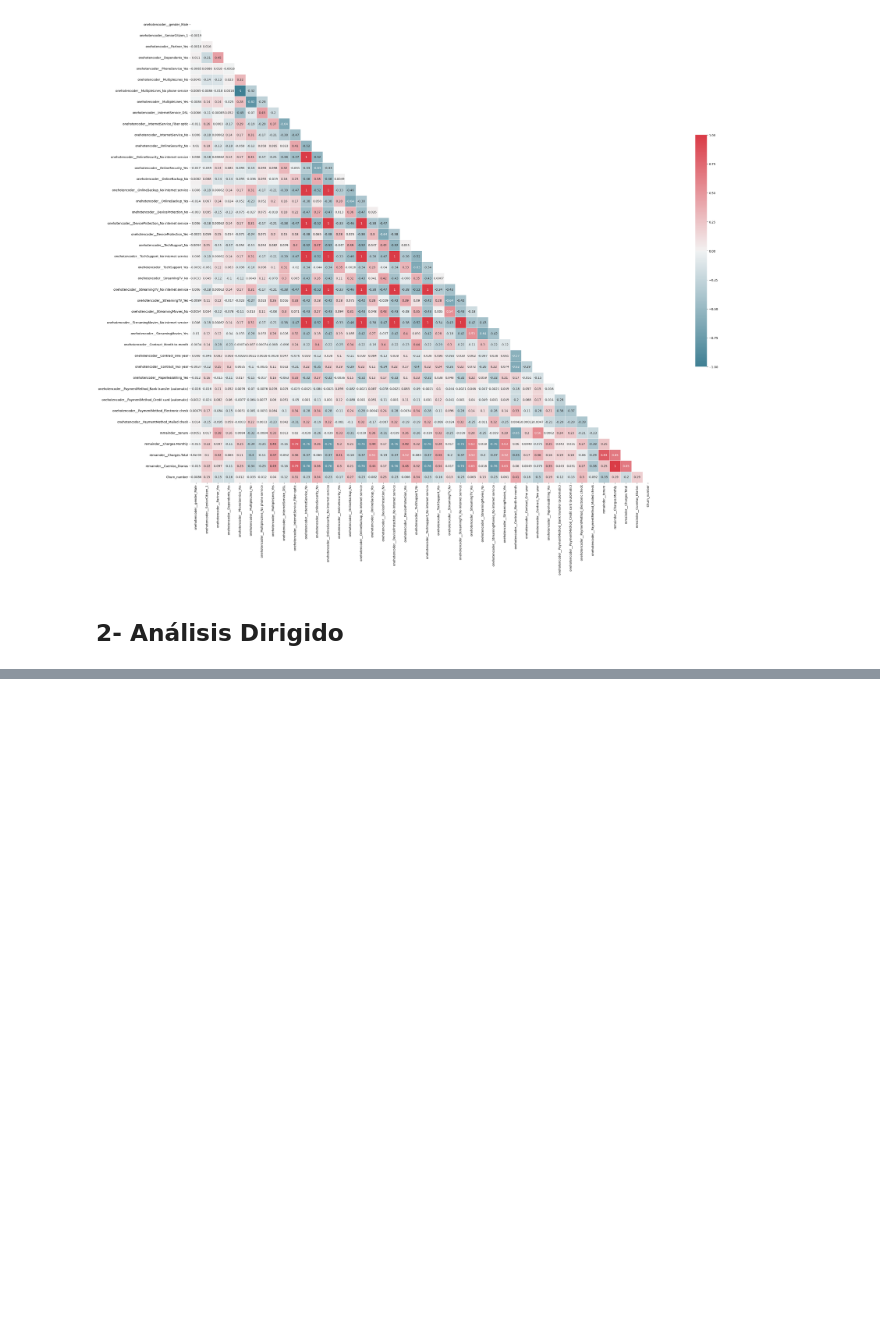
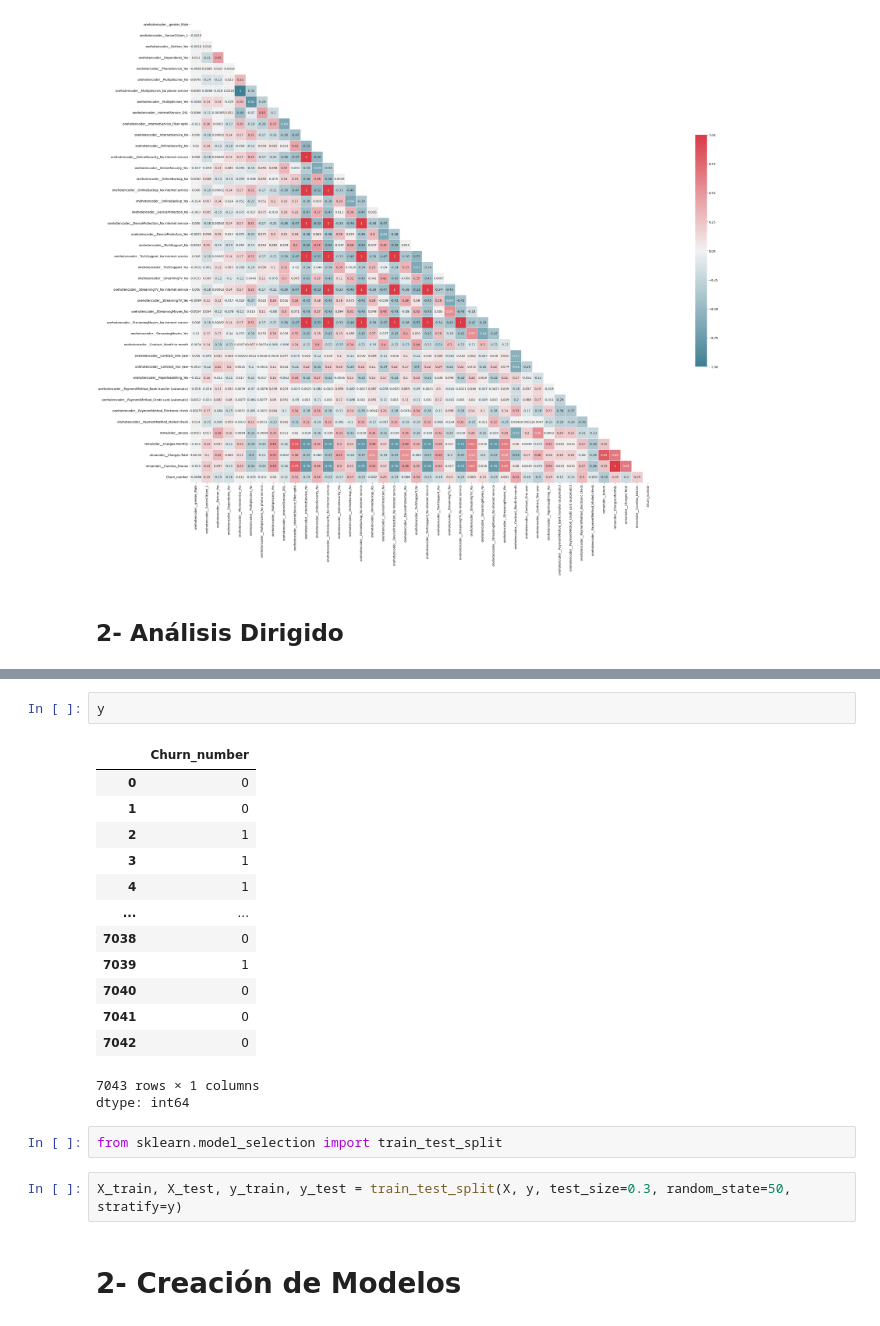
Before and after one commit to Karl-Sancho/challenge3-data-science-LATAM, a Jupyter notebook: TelecomX_LATAM_Parte_2.ipynb, the cells around one changed output, grey strips where cells are left out. Saved outputs shown, nothing was run; the diff lists cells and outputs as text; blank space fills up the shorter version.

```diff
--- a/TelecomX_LATAM_Parte_2.ipynb
+++ b/TelecomX_LATAM_Parte_2.ipynb
@@ -194,0 +216,23 @@ px.scatter(df_encoded,
+# %%
+y
+# %% [output]
+|  | Churn_number |
+| 0 | 0 |
+| 1 | 0 |
+| 2 | 1 |
+| 3 | 1 |
+| 4 | 1 |
+| ... | ... |
+| 7038 | 0 |
+| 7039 | 1 |
+| 7040 | 0 |
+| 7041 | 0 |
+| 7042 | 0 |
+7043 rows × 1 columns
+dtype: int64
+# %%
+from sklearn.model_selection import train_test_split
+# %%
+X_train, X_test, y_train, y_test = train_test_split(X, y, test_size=0.3, random_state=50, stratify=y)
+# %% [markdown]
+# 2- Creación de Modelos
```
Also changed, not shown: parts of 3 cells of this notebook.
